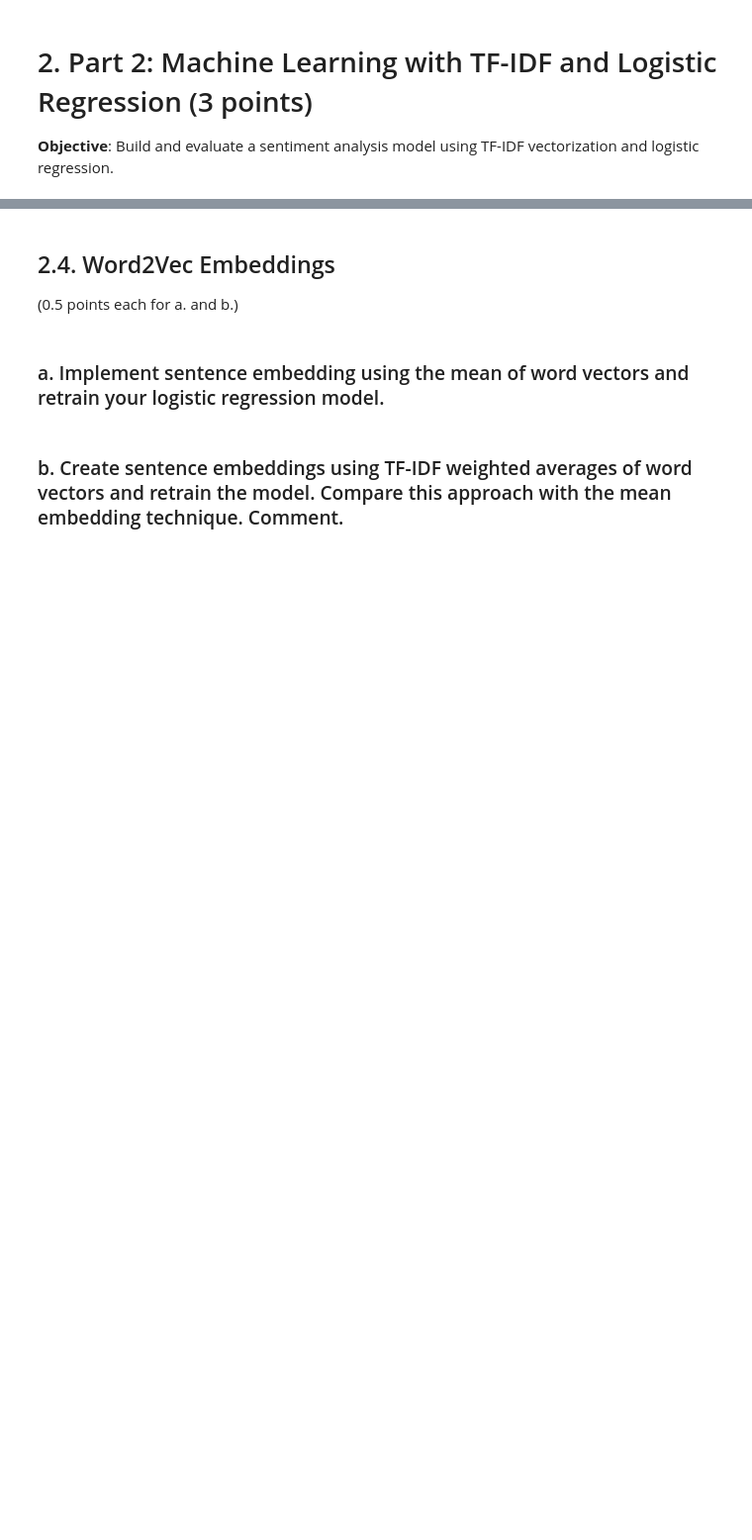
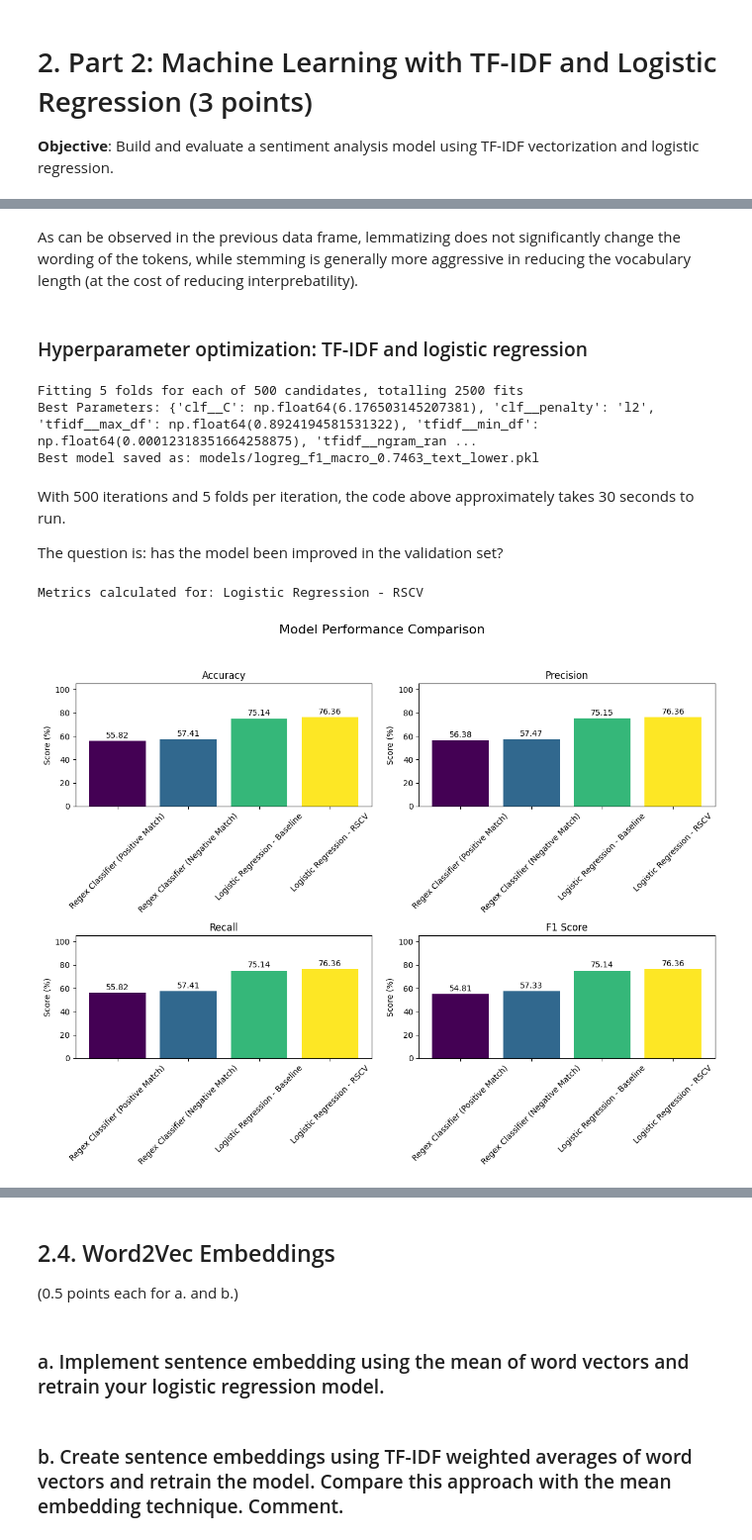
Before and after one commit to pablo-fdz/adv_nlp_hw1, a Jupyter notebook: hw1_sentiment_analysis_RT.ipynb, the cells around one changed output, grey strips where cells are left out. Shown at 99% size. Cells and saved outputs as stored; diff of their text form; code cells hidden in the pictures; blank space fills up the shorter version.

```diff
--- a/hw1_sentiment_analysis_RT.ipynb
+++ b/hw1_sentiment_analysis_RT.ipynb
@@ -710,0 +882,4 @@ Finally, **note that the performance of this approach could be potentially impro
+# %% [markdown]
+As can be observed in the previous data frame, lemmatizing does not significantly change the wording of the tokens, while stemming is generally more aggressive in reducing the vocabulary length (at the cost of reducing interprebatility).
+# %% [markdown]
+### Hyperparameter optimization: TF-IDF and logistic regression
@@ -710,0 +926,39 @@ Finally, **note that the performance of this approach could be potentially impro
+# %%
+preprocessed_text = 'text_lower'  # Choose the preprocessed text to use for the model
+
+# Fit the randomized search on the training data,
+random_search.fit(df_train[preprocessed_text].values, df_train['label'].values)
+
+# Best parameters found by grid search
+print(f'Best Parameters: {random_search.best_params_}')
+
+# Save the best model as a pickle file with the name of the model and the F1 score in the models directory
+os.makedirs('models', exist_ok=True)
+best_model_name = f"models/logreg_tfidf_f1_{metric_avg}_{random_search.best_score_:.4f}_{preprocessed_text}.pkl"
+with open(best_model_name, 'wb') as f:
+    pickle.dump(random_search.best_estimator_, f)
+print(f"Best model saved as: {best_model_name}")
+# %% [output]
+Fitting 5 folds for each of 500 candidates, totalling 2500 fits
+Best Parameters: {'clf__C': np.float64(6.176503145207381), 'clf__penalty': 'l2', 'tfidf__max_df': np.float64(0.8924194581531322), 'tfidf__min_df': np.float64(0.00012318351664258875), 'tfidf__ngram_ran ...
+Best model saved as: models/logreg_f1_macro_0.7463_text_lower.pkl
+# %% [markdown]
+With 500 iterations and 5 folds per iteration, the code above approximately takes 30 seconds to run.
+
+The question is: has the model been improved in the validation set?
+# %%
+# Evaluate on the validation set
+valid_preds = random_search.predict(df_val[preprocessed_text].values)
+
+# Compute the metrics for the logistic regression model and the validation set
+metrics_val.run(
+    y_true=df_val['label'].values,
+    y_pred=valid_preds,
+    method_name="Logistic Regression - RSCV",
+    average=metric_avg
+)
+
+metrics_val.plot()
+# %% [output]
+Metrics calculated for: Logistic Regression - RSCV
+[figure, added]
```
Also changed, not shown: parts of 25 cells of this notebook, 9 other files.
